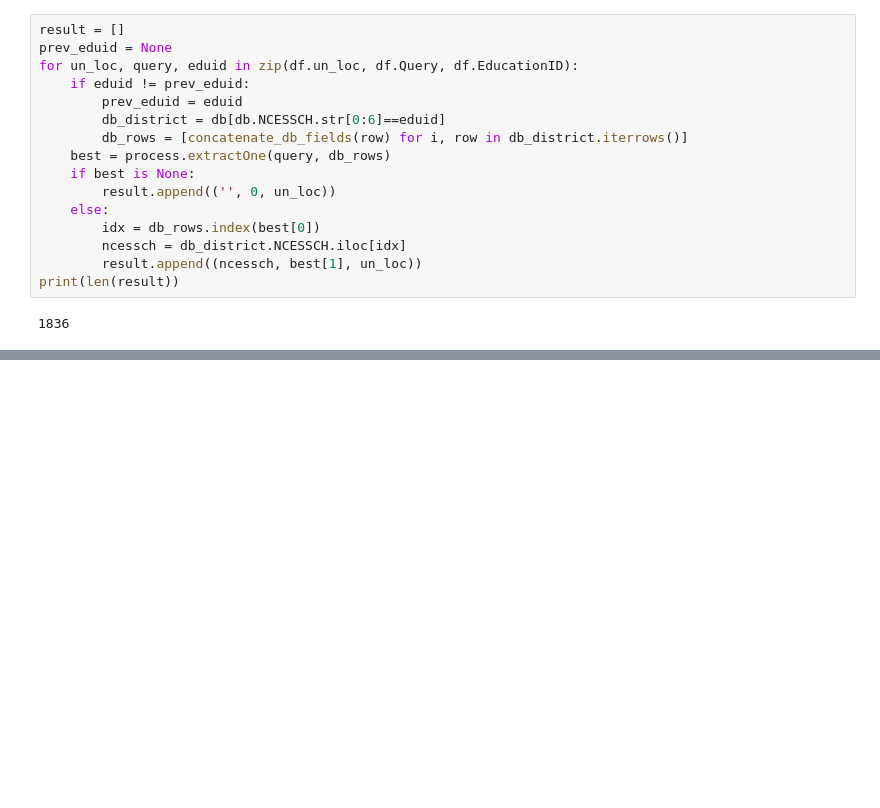
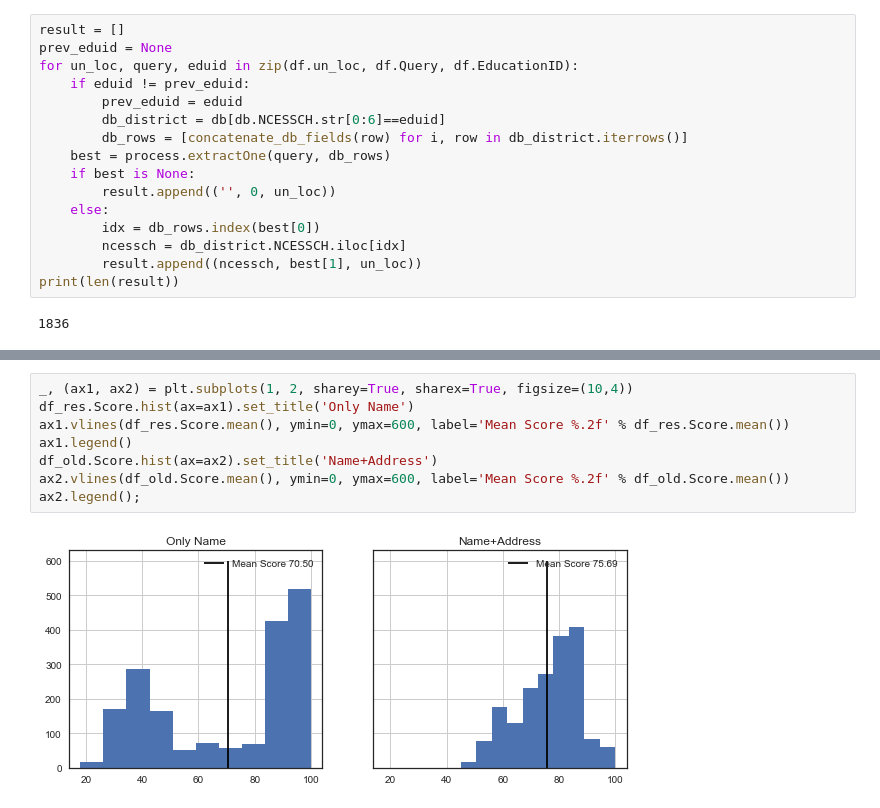
Before and after one commit to leeprevost/SchoolLocationFuzzyMatch, a Jupyter notebook: fuzzy.ipynb, the cells around one changed output, grey strips where cells are left out. Cells and saved outputs as stored; diff of their text form; blank space fills up the shorter version.

```diff
--- a/fuzzy.ipynb
+++ b/fuzzy.ipynb
@@ -324,0 +325,10 @@ df_res.head()
+# %%
+_, (ax1, ax2) = plt.subplots(1, 2, sharey=True, sharex=True, figsize=(10,4))
+df_res.Score.hist(ax=ax1).set_title('Only Name')
+ax1.vlines(df_res.Score.mean(), ymin=0, ymax=600, label='Mean Score %.2f' % df_res.Score.mean())
+ax1.legend()
+df_old.Score.hist(ax=ax2).set_title('Name+Address')
+ax2.vlines(df_old.Score.mean(), ymin=0, ymax=600, label='Mean Score %.2f' % df_old.Score.mean())
+ax2.legend();
+# %% [output]
+[figure, added]
```
Also changed, not shown: parts of 17 cells of this notebook.
